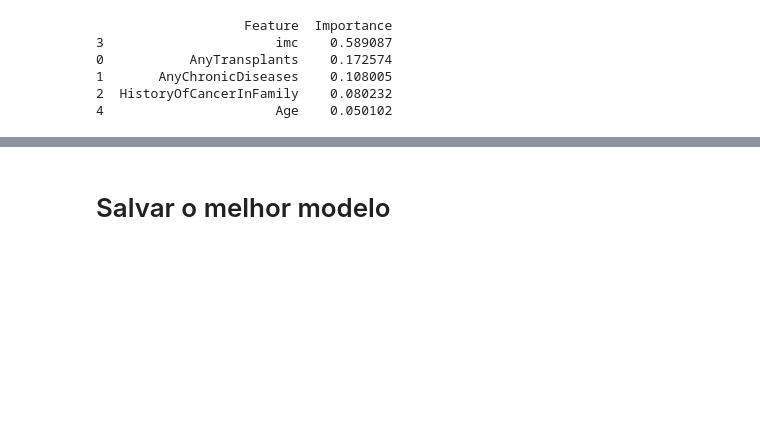
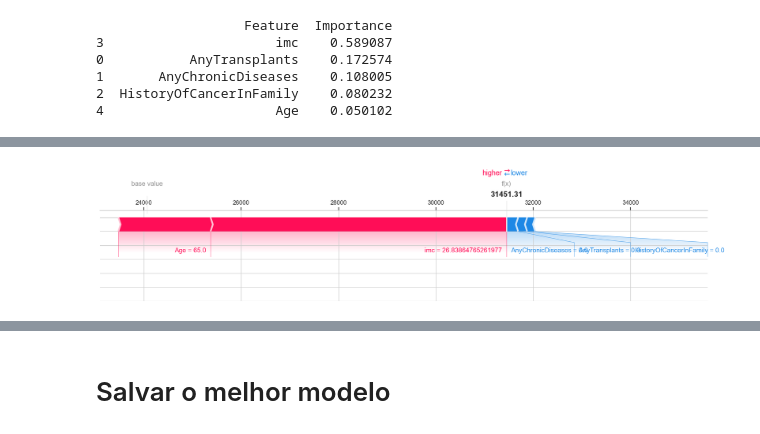
Before and after one commit to robsoncalixto/fiap-tech-challenge-01, a Jupyter notebook: Tech_Challenge_Modelagem.ipynb, the cells around one changed output, grey strips where cells are left out. Cells and saved outputs as stored; diff of their text form; code cells hidden in the pictures; blank space fills up the shorter version.

Commit message:
Adicionado gráficos usando shap

```diff
--- a/Tech_Challenge_Modelagem.ipynb
+++ b/Tech_Challenge_Modelagem.ipynb
@@ -650,11 +637,3 @@ else:
 1       AnyChronicDiseases    0.108005
 2  HistoryOfCancerInFamily    0.080232
 4                      Age    0.050102
-# %%
-from xgboost.plotting import plot_importance
-
-melhor_modelo = melhor_pipeline.named_steps['regressor']
-
-plot_importance(melhor_modelo, importance_type='gain', max_num_features=10, height=0.5)
-plt.title("Importância das variáveis no modelo XGBoost")
-plt.show()
@@ -662,0 +653,4 @@ plt.show()
+# %%
+import shap
+explainer = shap.TreeExplainer(melhor_modelo)
+shap_values = explainer.shap_values(X_train)
@@ -662,0 +668,8 @@ plt.show()
+# %%
+shap.force_plot(explainer.expected_value,
+                shap_values[0],
+                X_test.iloc[0,:],
+                matplotlib=True,
+                show=True)
+# %% [output]
+[figure, added]
```
Also changed, not shown: parts of 12 cells of this notebook, 1 other file.
